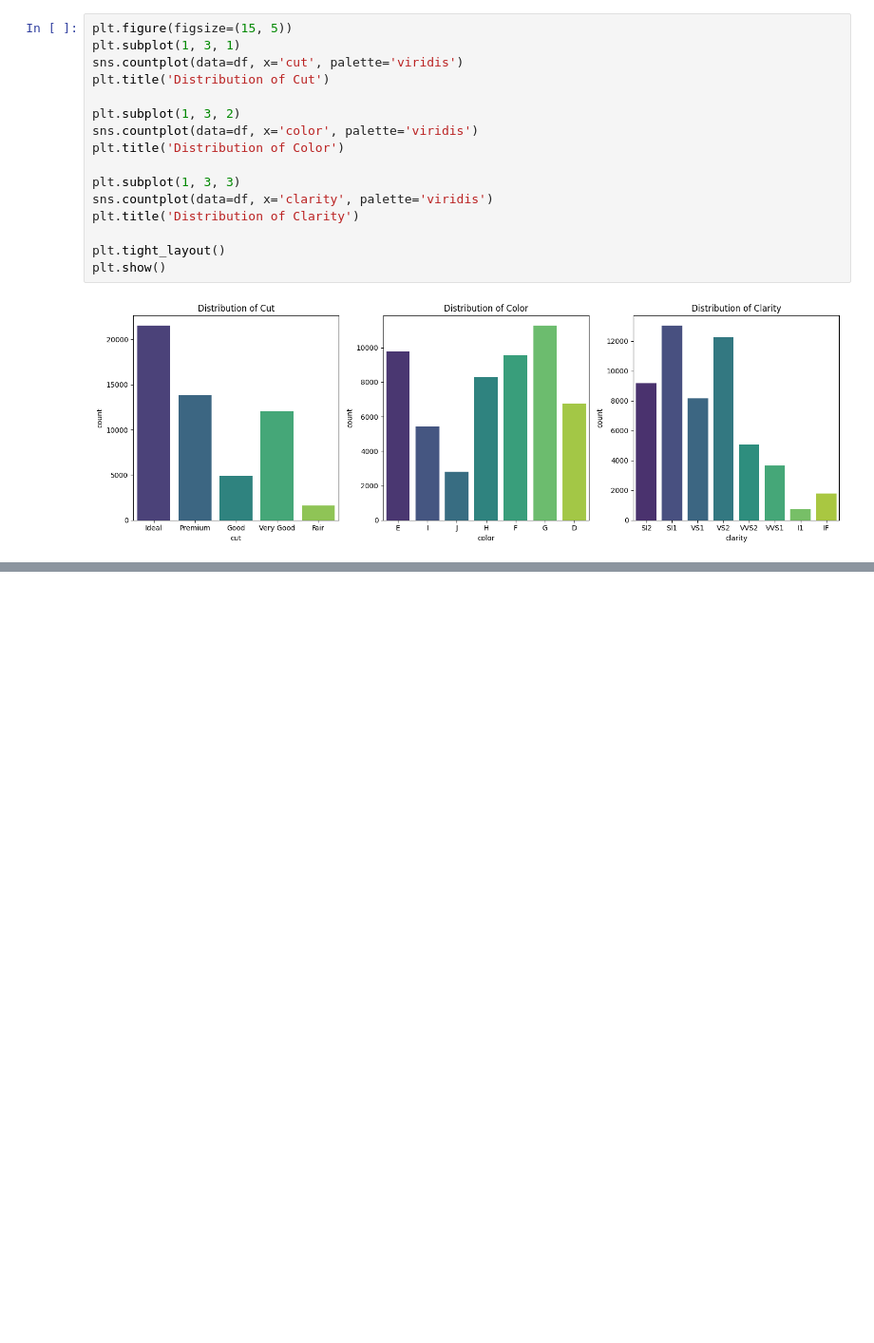
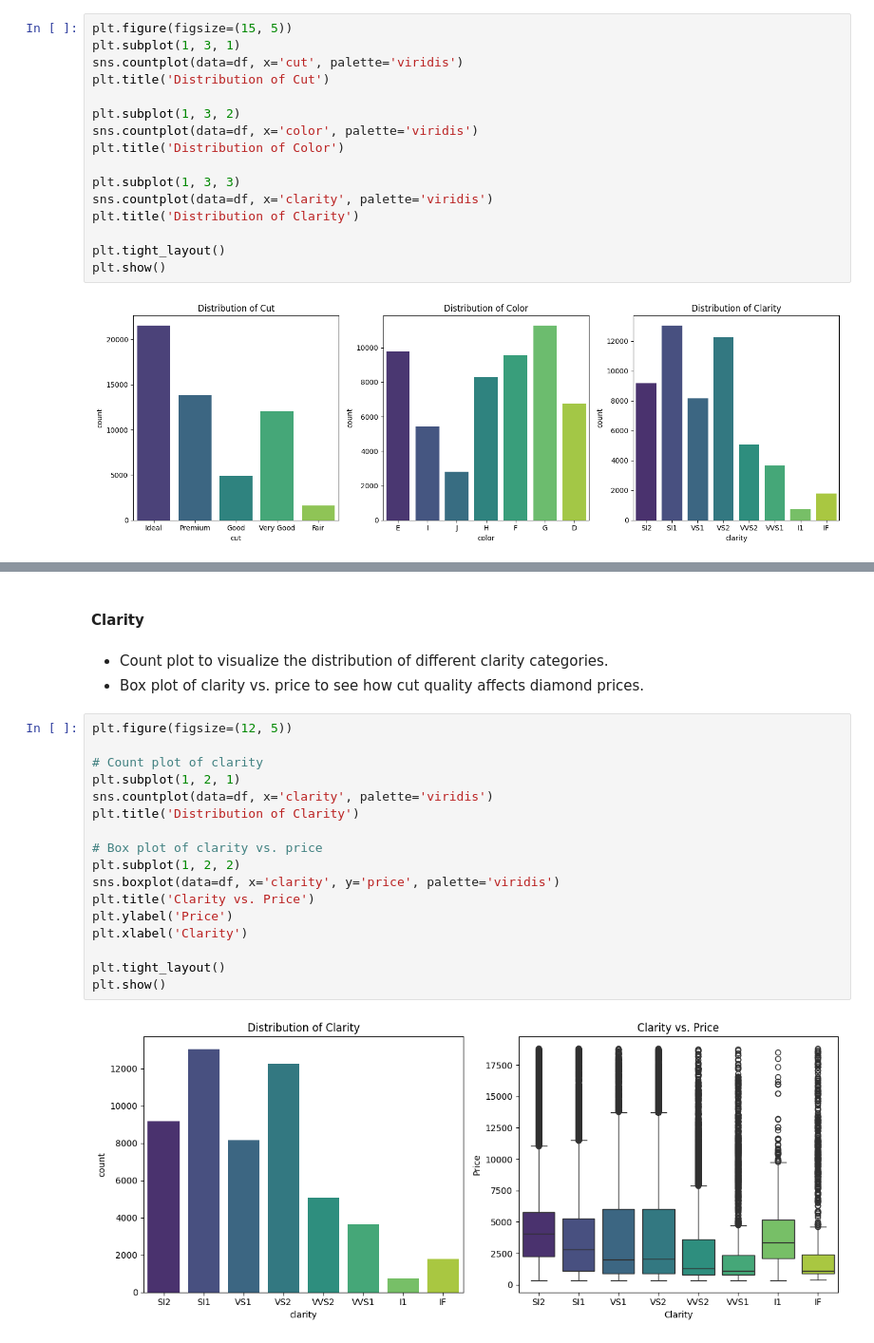
Before and after one commit to mariaxclarisse/Predictive-Modeling-with-Diamonds, a Jupyter notebook: Predictive_Modeling_with_Diamonds.ipynb, the cells around one changed output, grey strips where cells are left out. Shown at 95% size. Drawn from its saved outputs; the diff is of its cells as text; blank space fills up the shorter version.

```diff
--- a/Predictive_Modeling_with_Diamonds.ipynb
+++ b/Predictive_Modeling_with_Diamonds.ipynb
@@ -165,0 +238,24 @@ plt.show()
+# %% [markdown]
+#### Clarity
+# %% [markdown]
+- Count plot to visualize the distribution of different clarity categories.
+- Box plot of clarity vs. price to see how cut quality affects diamond prices.
+# %%
+plt.figure(figsize=(12, 5))
+
+# Count plot of clarity
+plt.subplot(1, 2, 1)
+sns.countplot(data=df, x='clarity', palette='viridis')
+plt.title('Distribution of Clarity')
+
+# Box plot of clarity vs. price
+plt.subplot(1, 2, 2)
+sns.boxplot(data=df, x='clarity', y='price', palette='viridis')
+plt.title('Clarity vs. Price')
+plt.ylabel('Price')
+plt.xlabel('Clarity')
+
+plt.tight_layout()
+plt.show()
+# %% [output]
+[figure, added]
```
Also changed, not shown: parts of 17 cells of this notebook.
